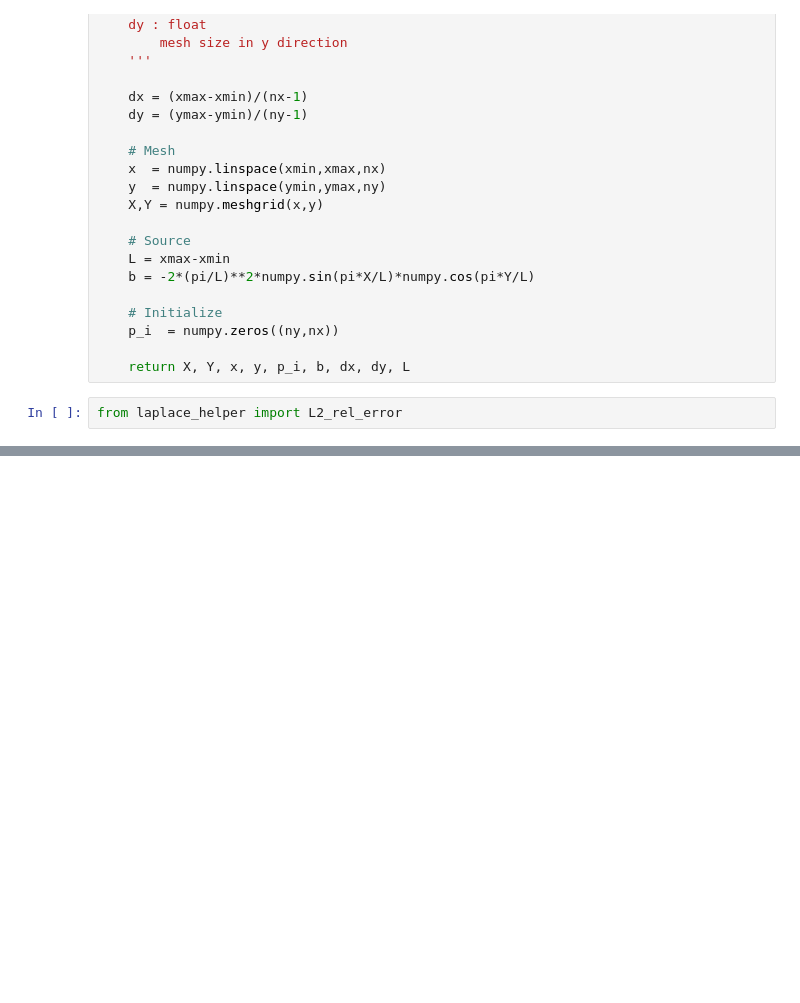
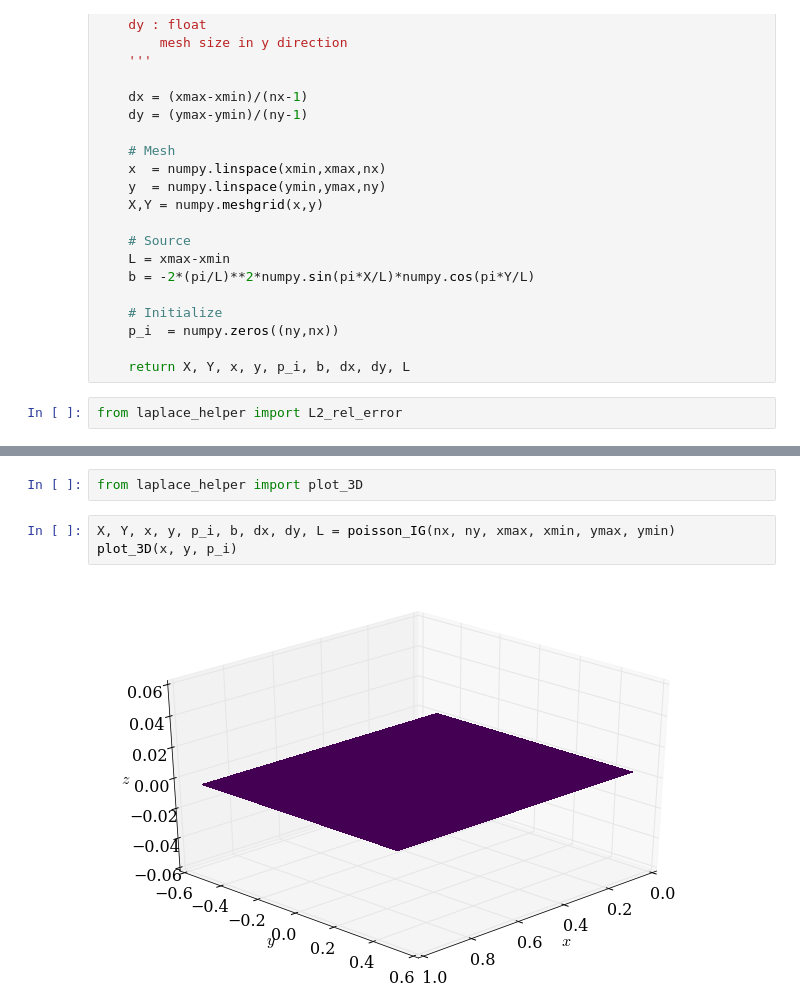
Before and after one commit to rambandaru/MAE6286, a Jupyter notebook: lessons/Elliptic_Problems/2D_Poission_Equation.ipynb, the cells around one changed output, grey strips where cells are left out. Saved outputs shown, nothing was run; the diff lists cells and outputs as text; blank space fills up the shorter version.

Commit message:
plotted the 3D graph, observed that zeros every where

```diff
--- a/lessons/Elliptic_Problems/2D_Poission_Equation.ipynb
+++ b/lessons/Elliptic_Problems/2D_Poission_Equation.ipynb
@@ -71,0 +116,7 @@ from laplace_helper import L2_rel_error
+# %%
+from laplace_helper import plot_3D
+# %%
+X, Y, x, y, p_i, b, dx, dy, L = poisson_IG(nx, ny, xmax, xmin, ymax, ymin)
+plot_3D(x, y, p_i)
+# %% [output]
+[figure, added]
```
Also changed, not shown: parts of 1 cell of this notebook.
